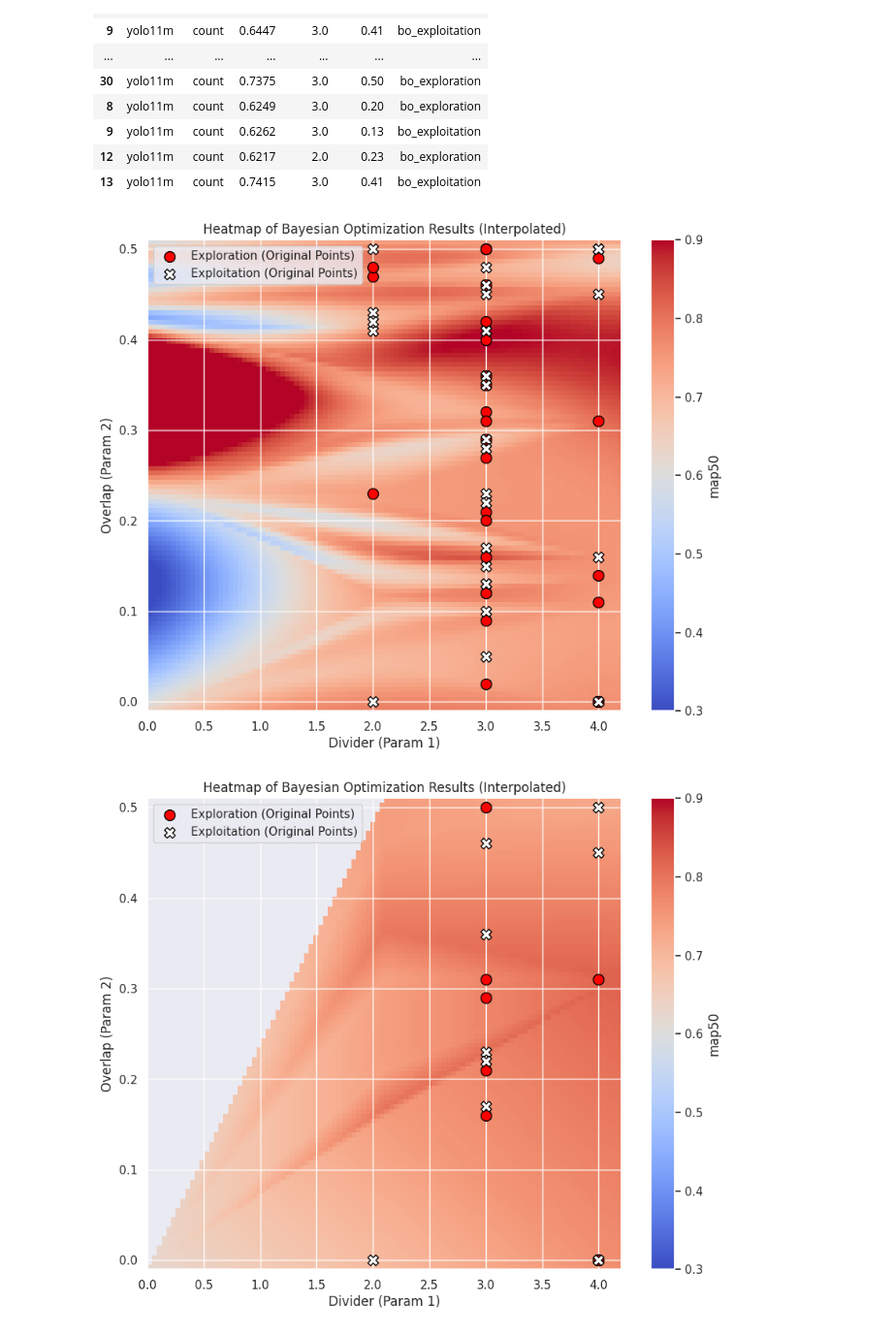
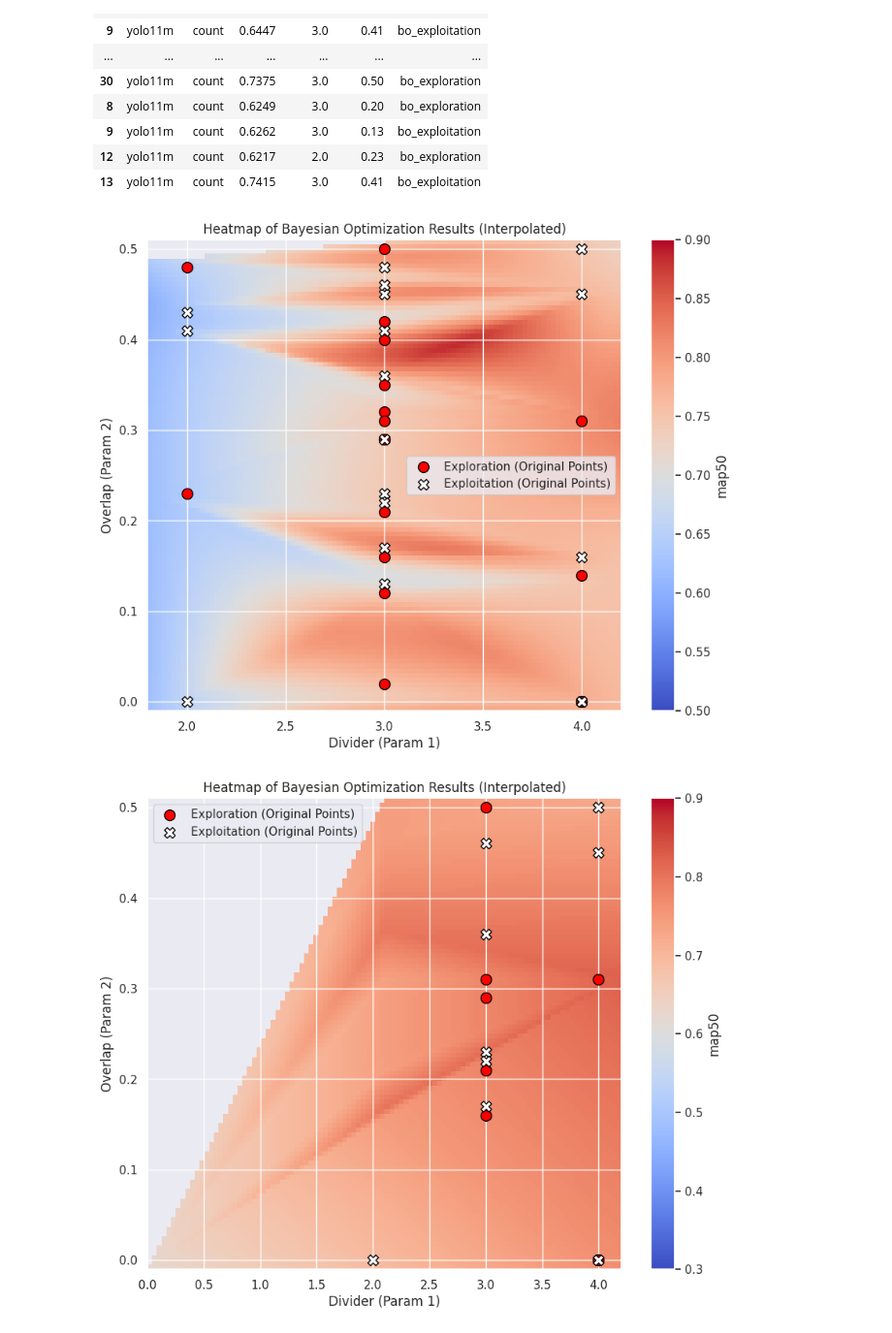
Before and after one commit to Niche-Lab/ant-detective, a Jupyter notebook: _5_eval-study2.ipynb, the cells around one changed output. Shown at 97% size. Cells and saved outputs as stored; diff of their text form; code cells hidden in the pictures.

```diff
--- a/_5_eval-study2.ipynb
+++ b/_5_eval-study2.ipynb
@@ -212,7 +212,8 @@ data_grid
 # %%
 from scipy.interpolate import griddata
 data_grid = data.loc[:, ["model", "is_finetune", "metric", "map50", "divider", "overlap", "strategy"]].\
-    query("model == 'yolo11m' and strategy in ['bo_exploration', 'bo_exploitation']")
+    query("model == 'yolo11m' and strategy in ['bo_exploration', 'bo_exploitation']").\
+    query("is_finetune == '2_FT'")
 
 # Prepare data for interpolation
 x = data_grid["divider"].values
@@ -223,36 +224,36 @@ s = data_grid["strategy"].values
 # Create a regular grid for interpolation
 grid_x, grid_y = np.mgrid[min(x):max(x):100j, min(y):max(y):100j]
 
 # Interpolate the data
 grid_z = griddata((x, y), z, (grid_x, grid_y), method="cubic")
 
 # Plotting the heatmap
 plt.figure(figsize=(10, 8))
 plt.imshow(
     grid_z.T,
     # extent=(min(x), max(x), min(y), max(y)),
-    extent=(0, 4.2, -0.01, 0.51),
+    extent=(1.8, 4.2, -0.01, 0.51),
     origin="lower",
     aspect="auto",
     cmap="coolwarm",
 )
 plt.colorbar(label="map50")
 # set uplimits of hue
-plt.clim(0.3, 0.9)
+plt.clim(0.5, 0.9)
 plt.xlabel("Divider (Param 1)")
 plt.ylabel("Overlap (Param 2)")
 plt.title("Heatmap of Bayesian Optimization Results (Interpolated)")
 
 df_exploration = data_grid[data_grid["strategy"] == "bo_exploration"]
 df_exploitation = data_grid[data_grid["strategy"] == "bo_exploitation"]
 plt.scatter(df_exploration["divider"], df_exploration["overlap"],
             color="red", marker="o", label="Exploration (Original Points)", s=100, edgecolors='black')
 plt.scatter(df_exploitation["divider"], df_exploitation["overlap"],
             color="white", marker="X", label="Exploitation (Original Points)", s=100, edgecolors='black')
 plt.legend()
 plt.show()
 # %% [output]
-[figure, old version]
+[figure, new version]
 # %%
 from scipy.interpolate import griddata
 data_grid = data.loc[:, ["model", "is_finetune", "metric", "map50", "divider", "overlap", "strategy"]].query("model == 'yolo11m' and strategy in ['bo_exploration', 'bo_exploitation']")
```
Also changed, not shown: 12 other files.
